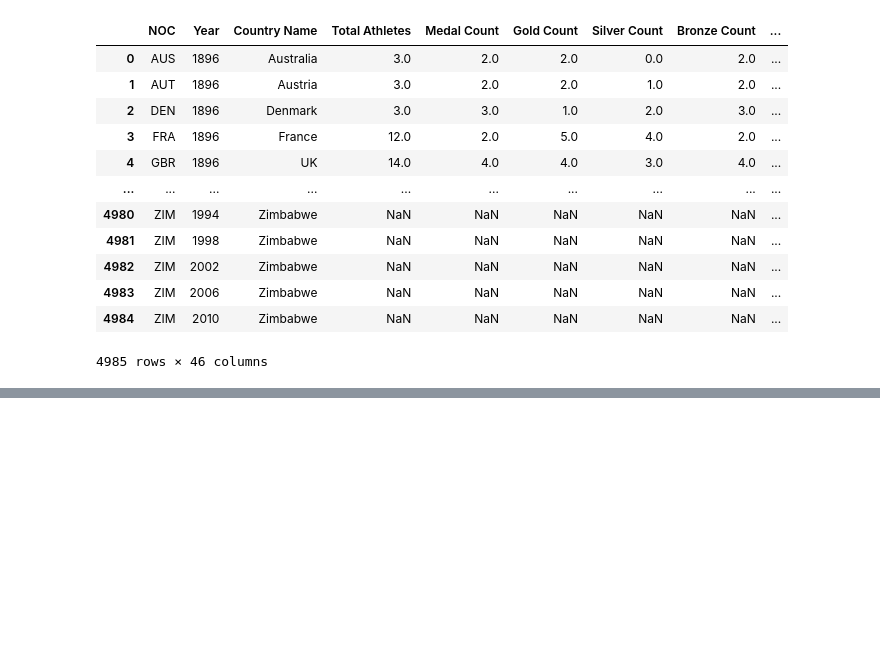
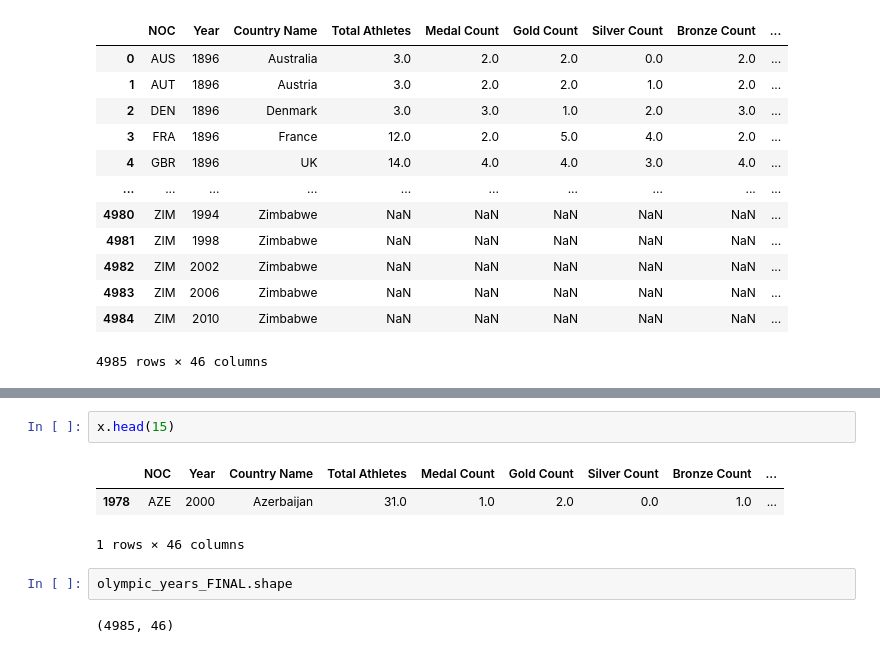
Before and after one commit to Alvin-Son/Project_Olympian, a Jupyter notebook: Dylan/Merging_round_2.ipynb, the cells around one changed output, grey strips where cells are left out. Cells and saved outputs as stored; diff of their text form; blank space fills up the shorter version.

```diff
--- a/Dylan/Merging_round_2.ipynb
+++ b/Dylan/Merging_round_2.ipynb
@@ -1028,0 +1031,10 @@ olympic_years_FINAL.tail(20)
+# %%
+x.head(15)
+# %% [output]
+|  | NOC | Year | Country Name | Total Athletes | Medal Count | Gold Count | Silver Count | Bronze Count | ... |
+| 1978 | AZE | 2000 | Azerbaijan | 31.0 | 1.0 | 2.0 | 0.0 | 1.0 | ... |
+1 rows × 46 columns
+# %%
+olympic_years_FINAL.shape
+# %% [output]
+(4985, 46)
```
Also changed, not shown: parts of 2 cells of this notebook, 11 other files.
